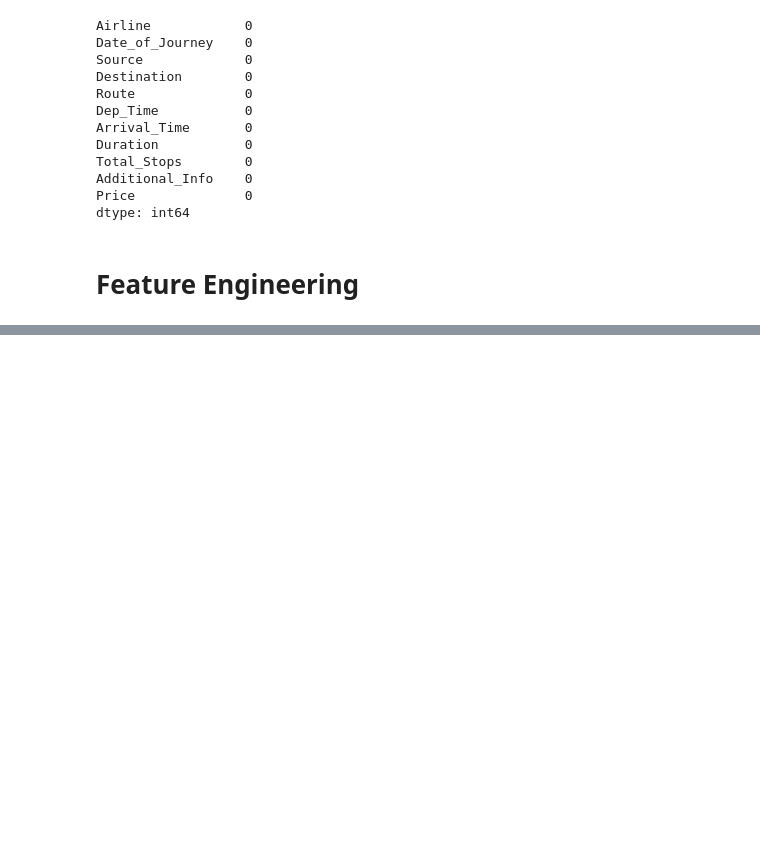
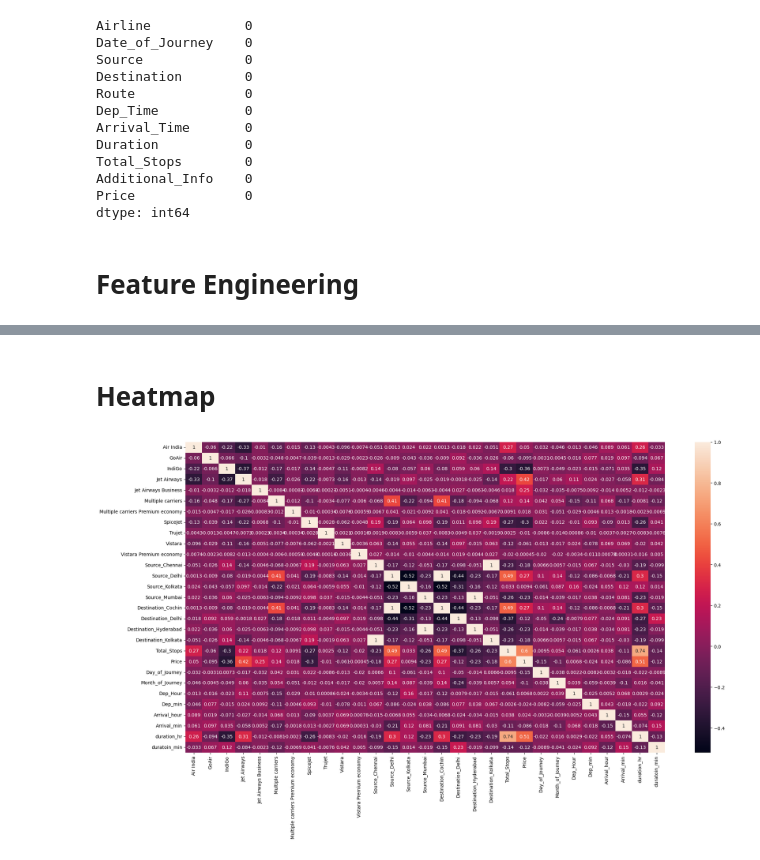
Before and after one commit to siddhartha1104/MachineLearning, a Jupyter notebook: personal/Cloud_Heroku_Deployment/Predict_flight_price/Flight_price_prediction.ipynb, the cells around one changed output, grey strips where cells are left out. Saved outputs shown, nothing was run; the diff lists cells and outputs as text; code cells hidden in the pictures; blank space fills up the shorter version.

```diff
--- a/personal/Cloud_Heroku_Deployment/Predict_flight_price/Flight_price_prediction.ipynb
+++ b/personal/Cloud_Heroku_Deployment/Predict_flight_price/Flight_price_prediction.ipynb
@@ -85,0 +425,4 @@ dtype: int64
+# %%
+df = pd.concat([air_dummy, source_dest_dummy, df], axis=1)
+# %%
+df.drop(['Airline', 'Source', 'Destination'], inplace= True,axis=1)
@@ -85,0 +570,12 @@ dtype: int64
+# %%
+df_corr = df
+# %%
+df_corr = df_corr.drop(['Route','Additional_Info'], axis = 1)
+# %% [markdown]
+# Heatmap
+# %%
+plt.figure(figsize=(23,12))
+sns.heatmap(df_corr.corr(), annot = True)
+plt.show()
+# %% [output]
+[figure, added]
```
Also changed, not shown: parts of 63 cells of this notebook, 1 other file.
